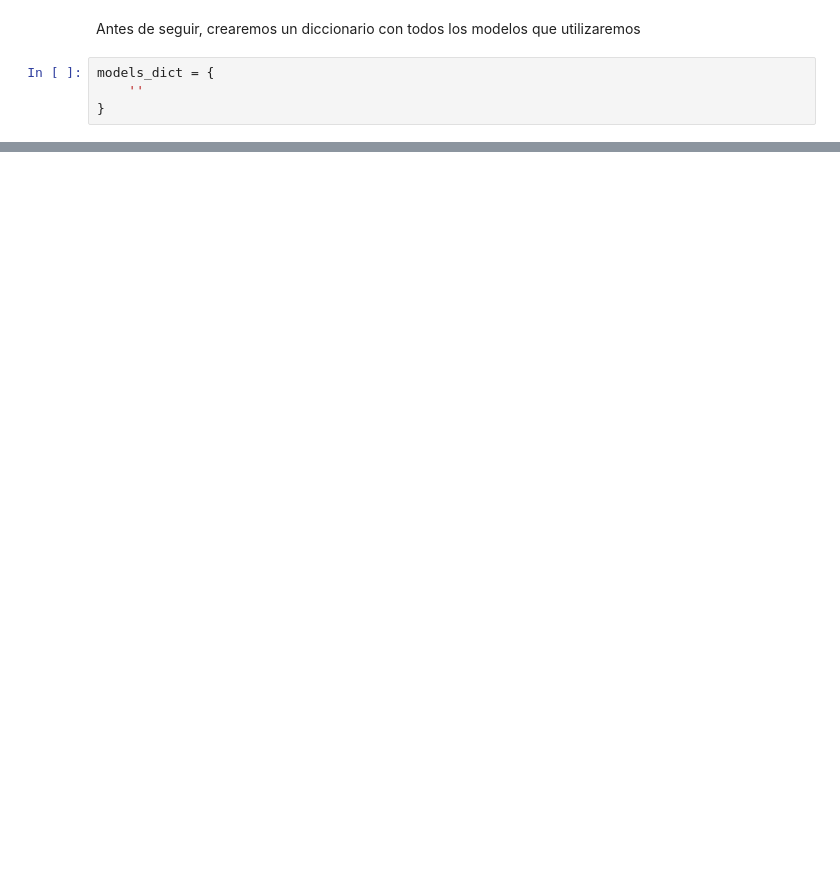
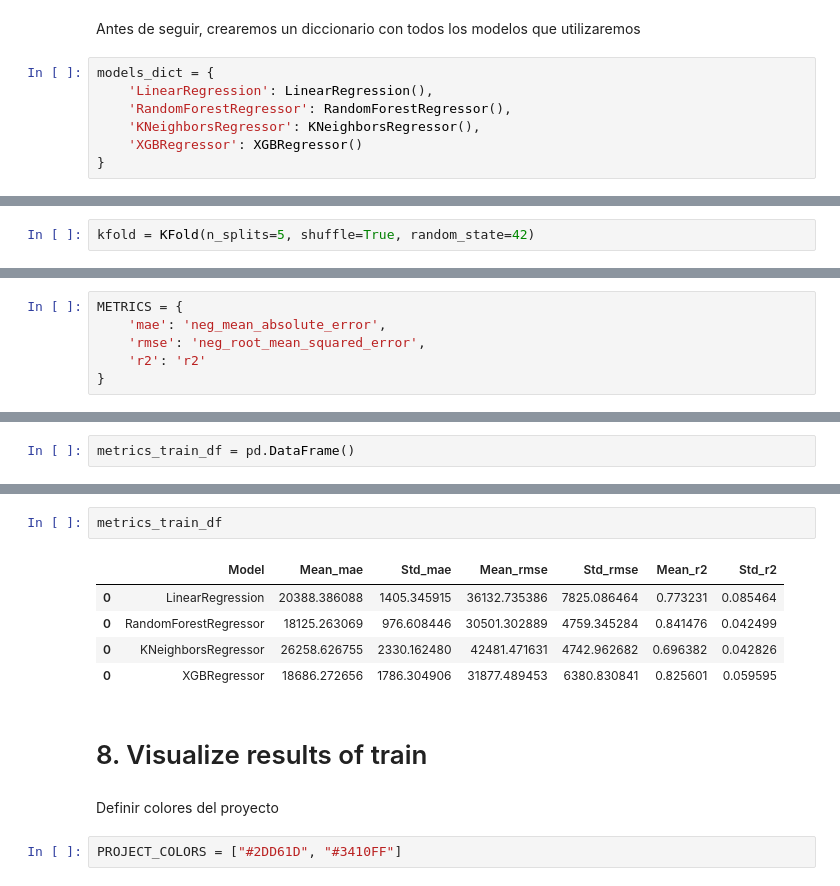
Before and after one commit to charligram/3_prediction_of_house_values, a Jupyter notebook: notebooks/06_modeling.ipynb, the cells around one changed output, grey strips where cells are left out. Saved outputs shown, nothing was run; the diff lists cells and outputs as text; blank space fills up the shorter version.

Commit message:
feat: evaluate models in train

```diff
--- a/notebooks/06_modeling.ipynb
+++ b/notebooks/06_modeling.ipynb
@@ -91,5 +101,8 @@ column_transfomer = ColumnTransformer([
 Antes de seguir, crearemos un diccionario con todos los modelos que utilizaremos
 # %%
 models_dict = {
-    ''
+    'LinearRegression': LinearRegression(),
+    'RandomForestRegressor': RandomForestRegressor(),
+    'KNeighborsRegressor': KNeighborsRegressor(),
+    'XGBRegressor': XGBRegressor()
 }
@@ -95,0 +113,2 @@ models_dict = {
+# %%
+kfold = KFold(n_splits=5, shuffle=True, random_state=42)
@@ -95,0 +119,6 @@ models_dict = {
+# %%
+METRICS = {
+    'mae': 'neg_mean_absolute_error',
+    'rmse': 'neg_root_mean_squared_error',
+    'r2': 'r2'
+}
@@ -95,0 +127,2 @@ models_dict = {
+# %%
+metrics_train_df = pd.DataFrame()
@@ -95,0 +173,14 @@ models_dict = {
+# %%
+metrics_train_df
+# %% [output]
+|  | Model | Mean_mae | Std_mae | Mean_rmse | Std_rmse | Mean_r2 | Std_r2 |
+| 0 | LinearRegression | 20388.386088 | 1405.345915 | 36132.735386 | 7825.086464 | 0.773231 | 0.085464 |
+| 0 | RandomForestRegressor | 18125.263069 | 976.608446 | 30501.302889 | 4759.345284 | 0.841476 | 0.042499 |
+| 0 | KNeighborsRegressor | 26258.626755 | 2330.162480 | 42481.471631 | 4742.962682 | 0.696382 | 0.042826 |
+| 0 | XGBRegressor | 18686.272656 | 1786.304906 | 31877.489453 | 6380.830841 | 0.825601 | 0.059595 |
+# %% [markdown]
+# 8. Visualize results of train
+# %% [markdown]
+Definir colores del proyecto
+# %%
+PROJECT_COLORS = ["#2DD61D", "#3410FF"]
```
Also changed, not shown: parts of 12 cells of this notebook, 1 other file.
